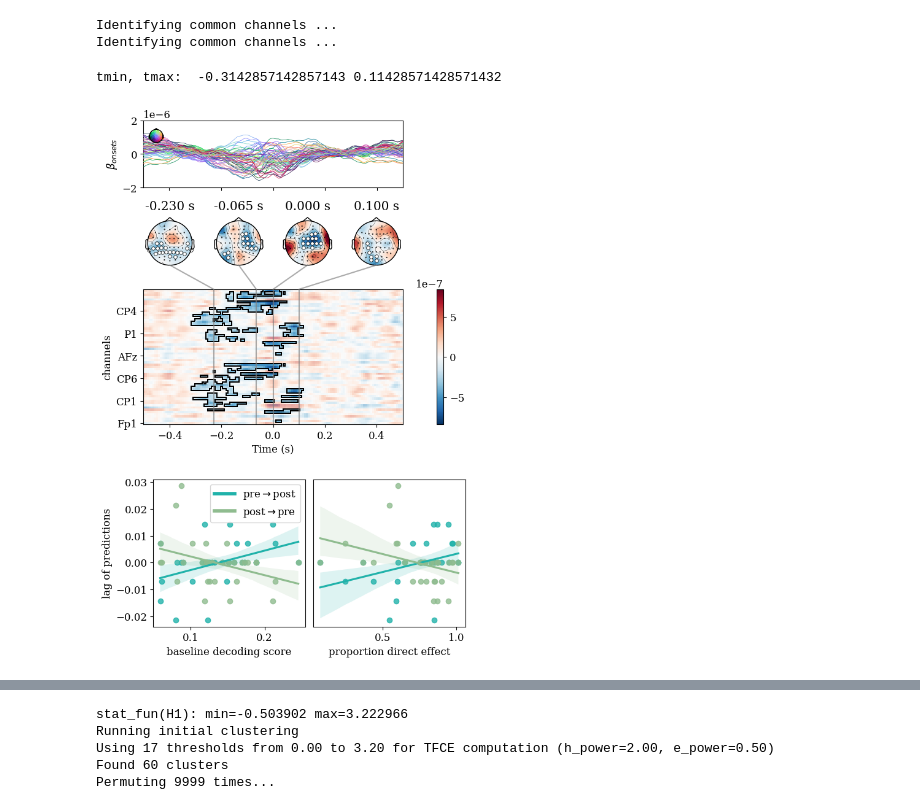
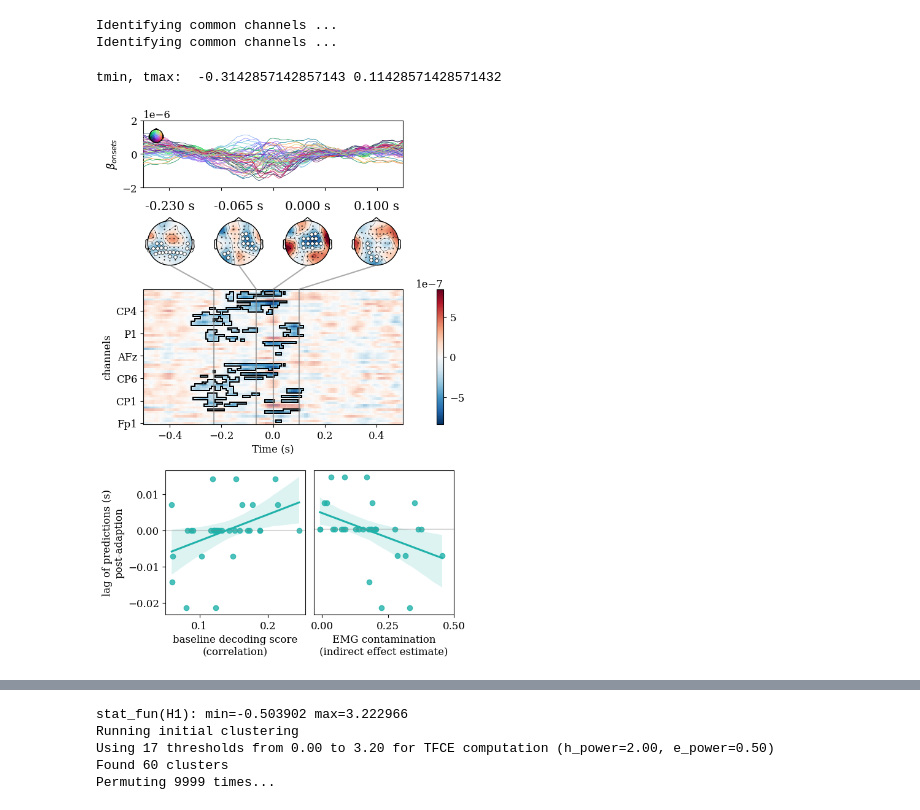
Before and after one commit to apex-lab/daf-analysis, a Jupyter notebook: eeg-results.ipynb, the cells around one changed output, grey strips where cells are left out. Drawn from its saved outputs; the diff is of its cells as text; code cells hidden in the pictures.

```diff
--- a/eeg-results.ipynb
+++ b/eeg-results.ipynb
@@ -280,7 +340,7 @@ def _prepare_joint_axes(n_maps, figsize=None):
     map_ax = [fig.add_subplot(gs[1, x]) for x in range(n_maps)]  # 2nd row
     main_ax = fig.add_subplot(gs[2, :n_maps])  # 3rd row
 
-    gs = GridSpec(5, 2, height_ratios=[1, 1, 2, 1, 2], figure = fig)
+    gs = GridSpec(5, 2, height_ratios=[1, 1, 2, 1, 2], hspace = 0., figure = fig)
     ax0 = fig.add_subplot(gs[-1, 0])
     ax1 = fig.add_subplot(gs[-1, 1])
 
@@ -327,46 +387,52 @@ cb.ax.set_title('')
 effect.plot_topomap(times = times, axes = map_axs,
                     mask = clust.T,
                     mask_params = {'markersize': 8},
                     vmin = vmin,
                     vmax = vmax, # enforce same color limits as main
                     colorbar = False,
                     show = False,
                     scalings = 1.
                    )
 
 # draw connecting lines
 lines = [_connection_line(timepoint, fig, main_ax, map_ax_)
              for timepoint, map_ax_ in zip(times, map_axs)]
 for line in lines:
     fig.lines.append(line)
 for timepoint in times:
     main_ax.axvline(timepoint, color = 'grey', linestyle = '-',
                       linewidth = 1.5, alpha = .66)
 
-sns.regplot(data = xcorrs, x = 'score', y = 'pre->post', color = 'lightseagreen', ax = ax0, ci = 90)
-sns.regplot(data = xcorrs, x = 'score', y = 'post->pre', color = 'darkseagreen', ax = ax0, ci = 90)
-ax0.set_ylabel(r'lag of predictions')
-ax0.set_xlabel('baseline decoding score')
-sns.regplot(data = xcorrs, x = 'prop_direct', y = 'pre->post', color = 'lightseagreen', ax = ax1, ci = 90)
-sns.regplot(data = xcorrs, x = 'prop_direct', y = 'post->pre', color = 'darkseagreen', ax = ax1, ci = 90)
+np.random.seed(0)
+reg_kwargs = dict(data = xcorrs, ci = 95)
+ax0.set_xticks([0., .1, .2, .3])
+ax0.axhline(0, color = 'gray', alpha = .3)
+sns.regplot(x = 'score', y = 'pre->post', color = 'lightseagreen', ax = ax0, **reg_kwargs)
+#sns.regplot(x = 'score', y = 'post->pre', color = 'darkseagreen', ax = ax0, **reg_kwargs)
+ax0.set_ylabel('lag of predictions (s)\npost-adaption')
+ax0.set_xlabel('baseline decoding score\n(correlation)')
+sns.regplot(x = 'indirect', y = 'pre->post', color = 'lightseagreen', ax = ax1, **reg_kwargs)
+#sns.regplot(x = 'indirect', y = 'post->pre', color = 'darkseagreen', ax = ax1, **reg_kwargs)
 ax1.set_ylabel(None)
 ax1.set_yticks([])
-ax1.set_xlabel('proportion direct effect')
-legend_elements = [
-    Line2D([0], [0], color = 'lightseagreen', lw = 4, label = r'pre$\rightarrow$post'),
-    Line2D([0], [0], color = 'darkseagreen', lw = 4, label = r'post$\rightarrow$pre'),
-]
-ax0.legend(handles = legend_elements)
+ax1.axhline(0, color = 'gray', alpha = .3)
+ax1.set_xticks([0, .25, .5])
+ax1.set_xlabel('EMG contamination\n(indirect effect estimate)')
+#legend_elements = [
+#    Line2D([0], [0], color = 'lightseagreen', lw = 4, label = r'pre$\rightarrow$post'),
+#    Line2D([0], [0], color = 'darkseagreen', lw = 4, label = r'post$\rightarrow$pre'),
+#]
+#ax0.legend(handles = legend_elements, loc = 'upper left')
 
 # show final plot
 sig_times = effect.times[np.any(clust, -1)]
 print('tmin, tmax: ', sig_times.min(), sig_times.max())
 
 savefig('difference.png')
 plt.show()
 # %% [output]
 tmin, tmax:  -0.3142857142857143 0.11428571428571432
-[figure, old version]
+[figure, new version]
 # %%
 def plot_topo(scr, p, vlim, ax):
     max_delta = np.abs(scr).max()
```
Also changed, not shown: parts of 13 cells of this notebook, 3 other files.
